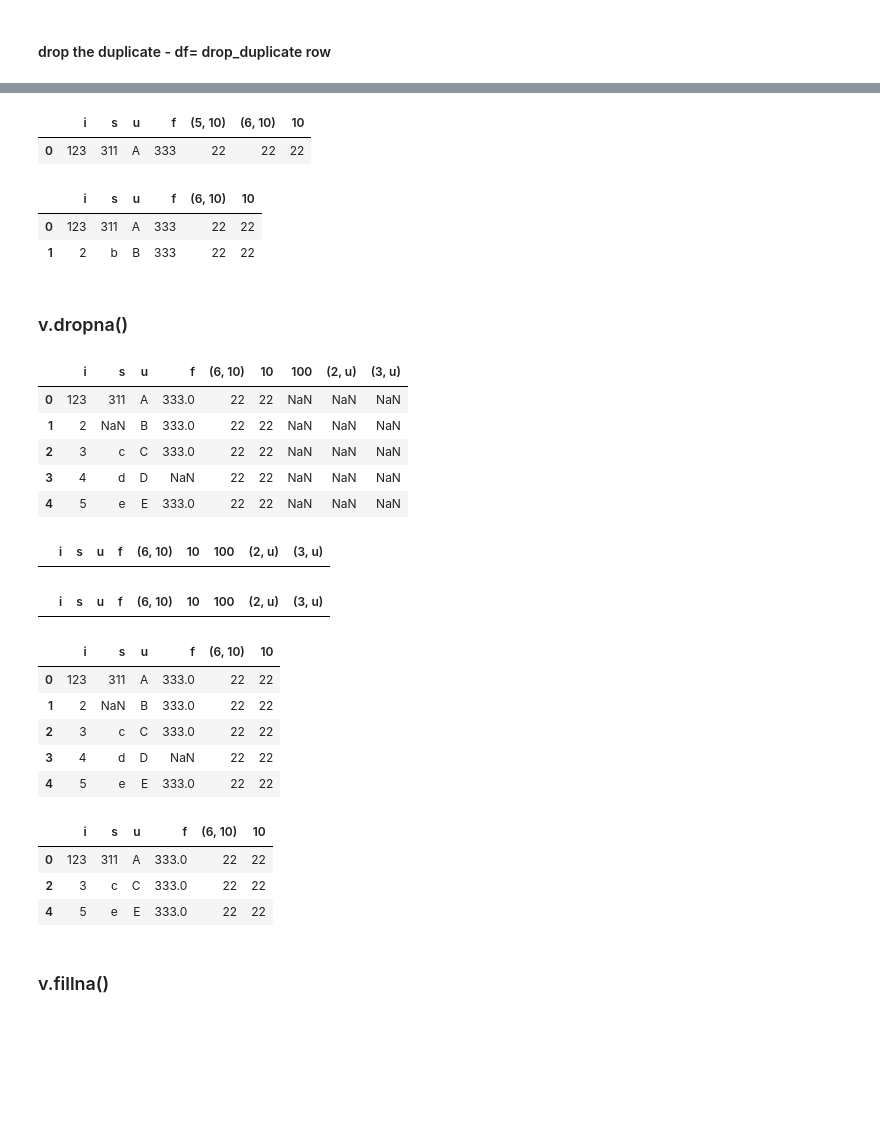
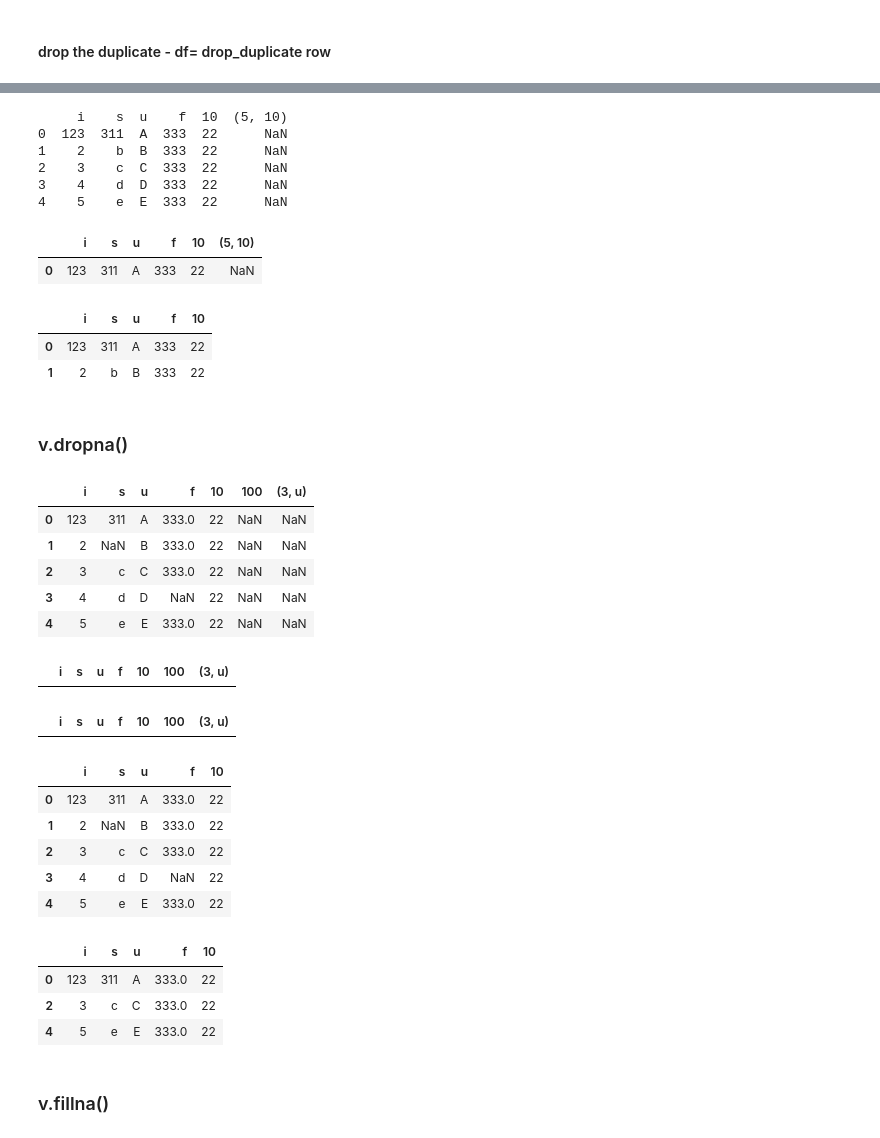
Before and after one commit to omkantsharma/DATA_-SCIENCE, a Jupyter notebook: Pandas_ Exercise_.ipynb, the cells around one changed output, grey strips where cells are left out. Saved outputs shown, nothing was run; the diff lists cells and outputs as text; code cells hidden in the pictures; blank space fills up the shorter version.

```diff
--- a/Pandas_ Exercise_.ipynb
+++ b/Pandas_ Exercise_.ipynb
@@ -1125,8 +1205,16 @@ Index(['i', 's', 'u', 'f', (5, 10), (6, 10), 10], dtype='object')
 # %%
+d_s[5,10]=np.nan
+print(d_s)
 d_s.drop_duplicates([(5,10),10])
 # %% [output]
+     i    s  u    f  10  (5, 10)
+0  123  311  A  333  22      NaN
+1    2    b  B  333  22      NaN
+2    3    c  C  333  22      NaN
+3    4    d  D  333  22      NaN
+4    5    e  E  333  22      NaN
-|  | i | s | u | f | (5, 10) | (6, 10) | 10 |
-| 0 | 123 | 311 | A | 333 | 22 | 22 | 22 |
+|  | i | s | u | f | 10 | (5, 10) |
+| 0 | 123 | 311 | A | 333 | 22 | NaN |
 # %%
 # delete -
 import sys
@@ -1134,9 +1222,9 @@ del d_s[(5,10)]
 # %%
 d_s.head(2)
 # %% [output]
-|  | i | s | u | f | (6, 10) | 10 |
-| 0 | 123 | 311 | A | 333 | 22 | 22 |
-| 1 | 2 | b | B | 333 | 22 | 22 |
+|  | i | s | u | f | 10 |
+| 0 | 123 | 311 | A | 333 | 22 |
+| 1 | 2 | b | B | 333 | 22 |
 # %% [markdown]
 ### v.dropna()
 # %%
@@ -1146,37 +1234,37 @@ d_s.loc[3,'f']=np.nan
 d_s[3,'u']=np.nan
 d_s
 # %% [output]
-|  | i | s | u | f | (6, 10) | 10 | 100 | (2, u) | (3, u) |
-| 0 | 123 | 311 | A | 333.0 | 22 | 22 | NaN | NaN | NaN |
-| 1 | 2 | NaN | B | 333.0 | 22 | 22 | NaN | NaN | NaN |
-| 2 | 3 | c | C | 333.0 | 22 | 22 | NaN | NaN | NaN |
-| 3 | 4 | d | D | NaN | 22 | 22 | NaN | NaN | NaN |
-| 4 | 5 | e | E | 333.0 | 22 | 22 | NaN | NaN | NaN |
+|  | i | s | u | f | 10 | 100 | (3, u) |
+| 0 | 123 | 311 | A | 333.0 | 22 | NaN | NaN |
+| 1 | 2 | NaN | B | 333.0 | 22 | NaN | NaN |
+| 2 | 3 | c | C | 333.0 | 22 | NaN | NaN |
+| 3 | 4 | d | D | NaN | 22 | NaN | NaN |
+| 4 | 5 | e | E | 333.0 | 22 | NaN | NaN |
 # %%
 d_s.dropna()
 # %% [output]
-|  | i | s | u | f | (6, 10) | 10 | 100 | (2, u) | (3, u) |
+|  | i | s | u | f | 10 | 100 | (3, u) |
 # %%
 d_s.dropna(axis=0, how='any')  # row wise
 # %% [output]
-|  | i | s | u | f | (6, 10) | 10 | 100 | (2, u) | (3, u) |
+|  | i | s | u | f | 10 | 100 | (3, u) |
 # %%
 d_1=d_s.dropna(axis=1,how='all')  # drop column with all null
 d_1
 # %% [output]
-|  | i | s | u | f | (6, 10) | 10 |
-| 0 | 123 | 311 | A | 333.0 | 22 | 22 |
-| 1 | 2 | NaN | B | 333.0 | 22 | 22 |
-| 2 | 3 | c | C | 333.0 | 22 | 22 |
-| 3 | 4 | d | D | NaN | 22 | 22 |
-| 4 | 5 | e | E | 333.0 | 22 | 22 |
+|  | i | s | u | f | 10 |
+| 0 | 123 | 311 | A | 333.0 | 22 |
+| 1 | 2 | NaN | B | 333.0 | 22 |
+| 2 | 3 | c | C | 333.0 | 22 |
+| 3 | 4 | d | D | NaN | 22 |
+| 4 | 5 | e | E | 333.0 | 22 |
 # %%
 d_1.dropna(axis=0,how='any')      # drop row with any null
 # %% [output]
-|  | i | s | u | f | (6, 10) | 10 |
-| 0 | 123 | 311 | A | 333.0 | 22 | 22 |
-| 2 | 3 | c | C | 333.0 | 22 | 22 |
-| 4 | 5 | e | E | 333.0 | 22 | 22 |
+|  | i | s | u | f | 10 |
+| 0 | 123 | 311 | A | 333.0 | 22 |
+| 2 | 3 | c | C | 333.0 | 22 |
+| 4 | 5 | e | E | 333.0 | 22 |
 # %% [markdown]
 ### v.fillna()
 # %%
```
Also changed, not shown: parts of 59 cells of this notebook.
